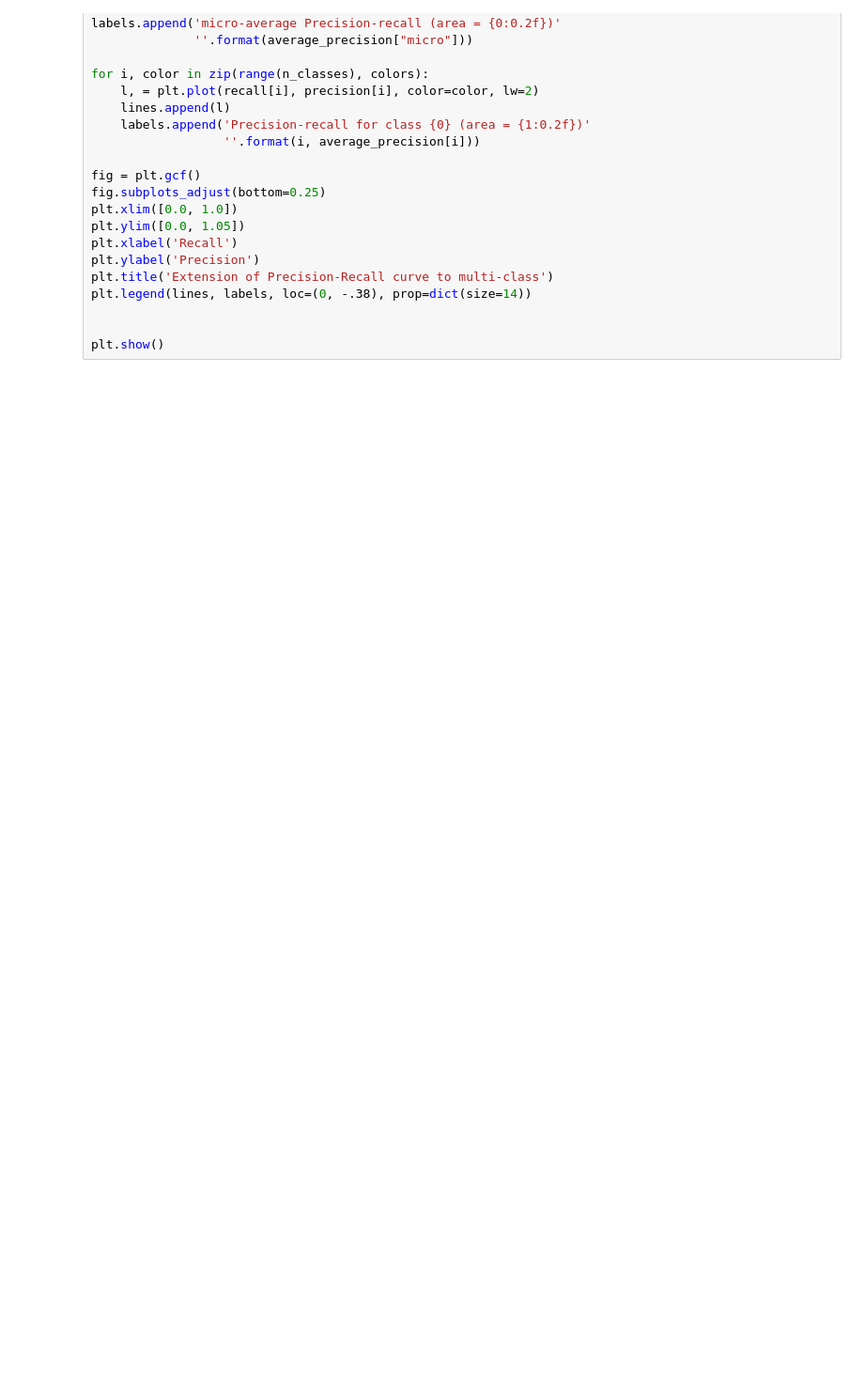
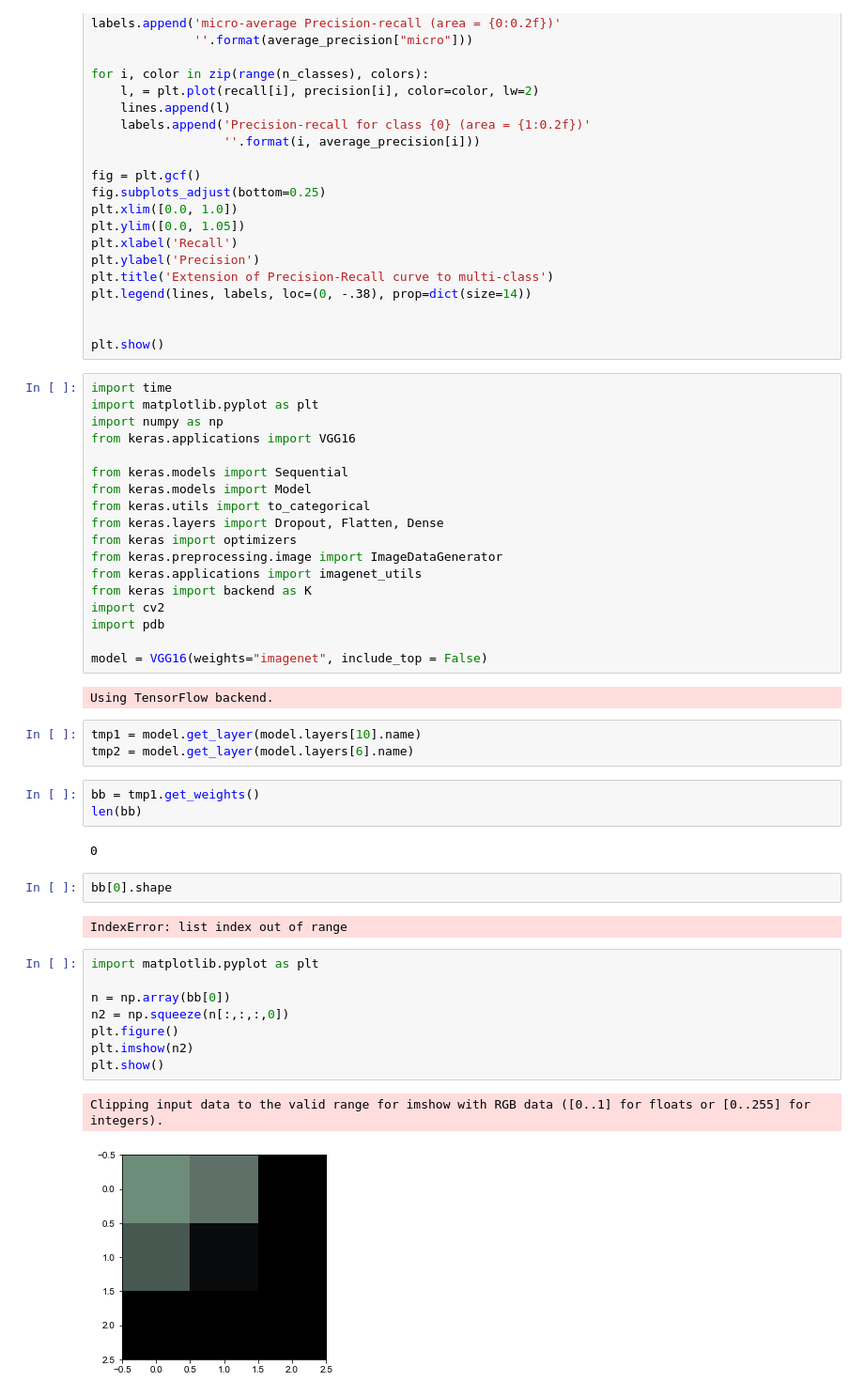
Before and after one commit to jain-rish/animal-tracks, a Jupyter notebook: plot_classification_results.ipynb, the cells around one changed output. Shown: that part at 94% size. Drawn from its saved outputs; the diff is of its cells as text; blank space fills up the shorter version.

```diff
--- a/plot_classification_results.ipynb
+++ b/plot_classification_results.ipynb
@@ -205,3 +229,46 @@ plt.legend(lines, labels, loc=(0, -.38), prop=dict(size=14))
 
 
 plt.show()
+# %%
+import time
+import matplotlib.pyplot as plt
+import numpy as np
+from keras.applications import VGG16
+
+from keras.models import Sequential
+from keras.models import Model
+from keras.utils import to_categorical
+from keras.layers import Dropout, Flatten, Dense
+from keras import optimizers
+from keras.preprocessing.image import ImageDataGenerator
+from keras.applications import imagenet_utils
+from keras import backend as K
+import cv2
+import pdb
+
+model = VGG16(weights="imagenet", include_top = False)
+# %% [output]
+Using TensorFlow backend.
+# %%
+tmp1 = model.get_layer(model.layers[10].name)
+tmp2 = model.get_layer(model.layers[6].name)
+# %%
+bb = tmp1.get_weights()
+len(bb)
+# %% [output]
+0
+# %%
+bb[0].shape
+# %% [output]
+IndexError: list index out of range
+# %%
+import matplotlib.pyplot as plt
+
+n = np.array(bb[0])
+n2 = np.squeeze(n[:,:,:,0])
+plt.figure()
+plt.imshow(n2)
+plt.show()
+# %% [output]
+Clipping input data to the valid range for imshow with RGB data ([0..1] for floats or [0..255] for integers).
+[figure, added]
```
Also changed, not shown: parts of 5 cells of this notebook, 3 other files.
